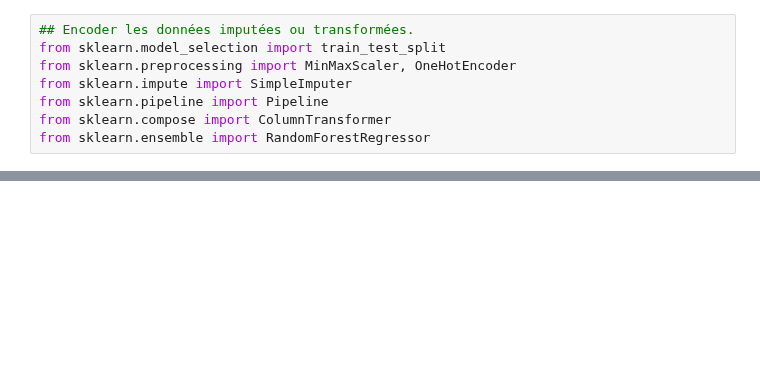
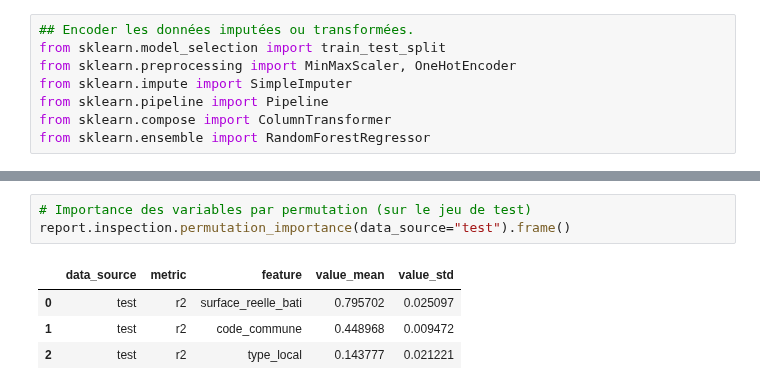
Before and after one commit to ensae-reproductibilite/application, a Jupyter notebook: dvf.ipynb, the cells around one changed output, grey strips where cells are left out. Drawn from its saved outputs; the diff is of its cells as text; blank space fills up the shorter version.

```diff
--- a/dvf.ipynb
+++ b/dvf.ipynb
@@ -121,0 +223,8 @@ print(rmse_commune.tail(5))
+# %%
+# Importance des variables par permutation (sur le jeu de test)
+report.inspection.permutation_importance(data_source="test").frame()
+# %% [output]
+|  | data_source | metric | feature | value_mean | value_std |
+| 0 | test | r2 | surface_reelle_bati | 0.795702 | 0.025097 |
+| 1 | test | r2 | code_commune | 0.448968 | 0.009472 |
+| 2 | test | r2 | type_local | 0.143777 | 0.021221 |
```
Also changed, not shown: parts of 17 cells of this notebook, 3 other files.
